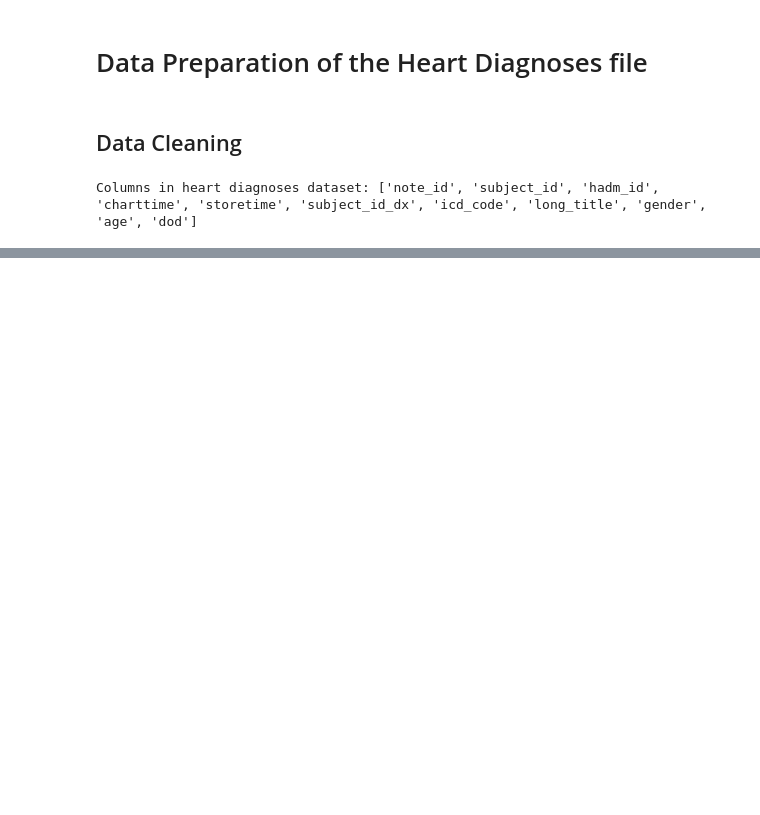
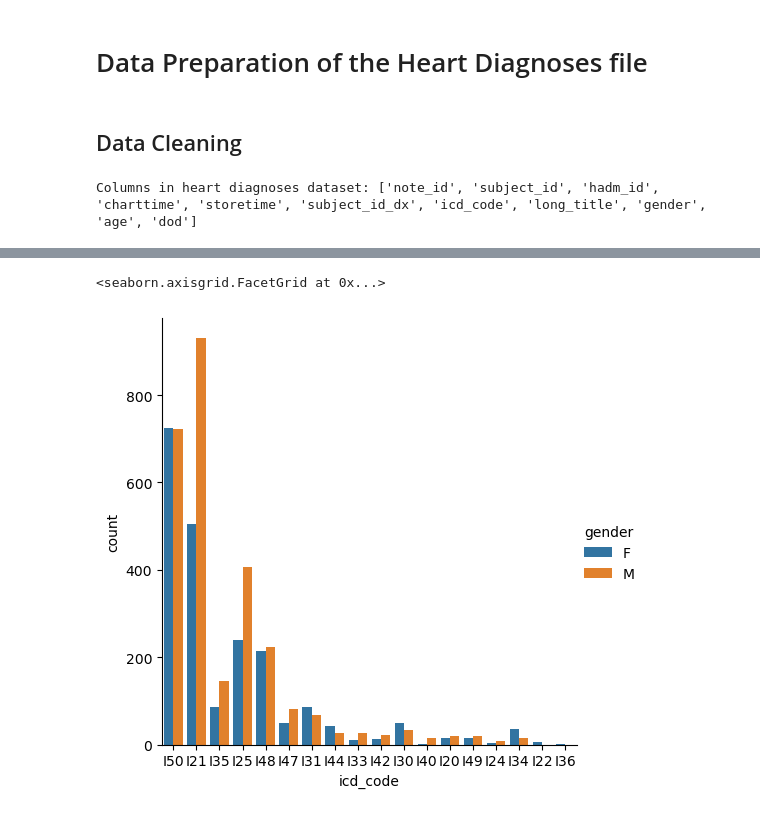
Before and after one commit to TommyTokk/DA4DH, a Jupyter notebook: notebooks/DataPreparation/data_preparation_hd.ipynb, the cells around one changed output, grey strips where cells are left out. Cells and saved outputs as stored; diff of their text form; code cells hidden in the pictures; blank space fills up the shorter version.

Commit message:
add unification of gender; add IQR of label and value; add substitution of Nan or non valid range

```diff
--- a/notebooks/DataPreparation/data_preparation_hd.ipynb
+++ b/notebooks/DataPreparation/data_preparation_hd.ipynb
@@ -29,10 +29,3 @@ Columns in heart diagnoses dataset: ['note_id', 'subject_id', 'hadm_id', 'chartt
 #age and gender have missing values but they can be usfull for the analysis so we will keep them
 #dod has many missing values can be  that the patient witout dod is alive or the data is missing, so is ambiguous, we will drop it
 heart_diagnoses_df=heart_diagnoses_df.drop(columns=["dod"])
-# %%
-#icd_code analysis: drop rows with rare icd_code (less then 30)
-min_icd_count=30
-icd_counts=heart_diagnoses_df['icd_code'].value_counts()
-rare_icd_codes=icd_counts[icd_counts<min_icd_count].index
-heart_diagnoses_df=heart_diagnoses_df[~heart_diagnoses_df['icd_code'].isin(rare_icd_codes)]
-print("Icd_code more common:", heart_diagnoses_df['icd_code'].drop_duplicates())
@@ -54,0 +93,8 @@ Name: icd_code, dtype: object
+# %%
+#drop icd_code with few occurrences and without any age information
+icd_codes_to_drop = icd_counts_after[(icd_counts_after < 30) & (heart_diagnoses_df.groupby('icd_code')['age'].apply(lambda x: x.isna().all()))].index
+heart_diagnoses_df = heart_diagnoses_df[~heart_diagnoses_df['icd_code'].isin(icd_codes_to_drop)]
+print(f"\nShape dopo rimozione icd_code con poche occorrenze e senza età: {heart_diagnoses_df.shape}")
+print(f"ICD codes rimasti: {heart_diagnoses_df['icd_code'].nunique()}")
+icd_counts_after = heart_diagnoses_df['icd_code'].value_counts()
+icd_counts_after
@@ -55,3 +220,9 @@ Name: icd_code, dtype: object
+# %%
+#to visualize the number of female and men for each icd_code
+sns.catplot(data=heart_diagnoses_df, x="icd_code", hue="gender",kind="count")
+# %% [output]
+<seaborn.axisgrid.FacetGrid at 0x...>
+[figure, added]
 # %%
 #drop columns that have info achieved in another coloumns
 heart_diagnoses_df=heart_diagnoses_df.drop(columns=["note_id","subject_id_dx"])
```
Also changed, not shown: parts of 14 cells of this notebook, 6 other files.
